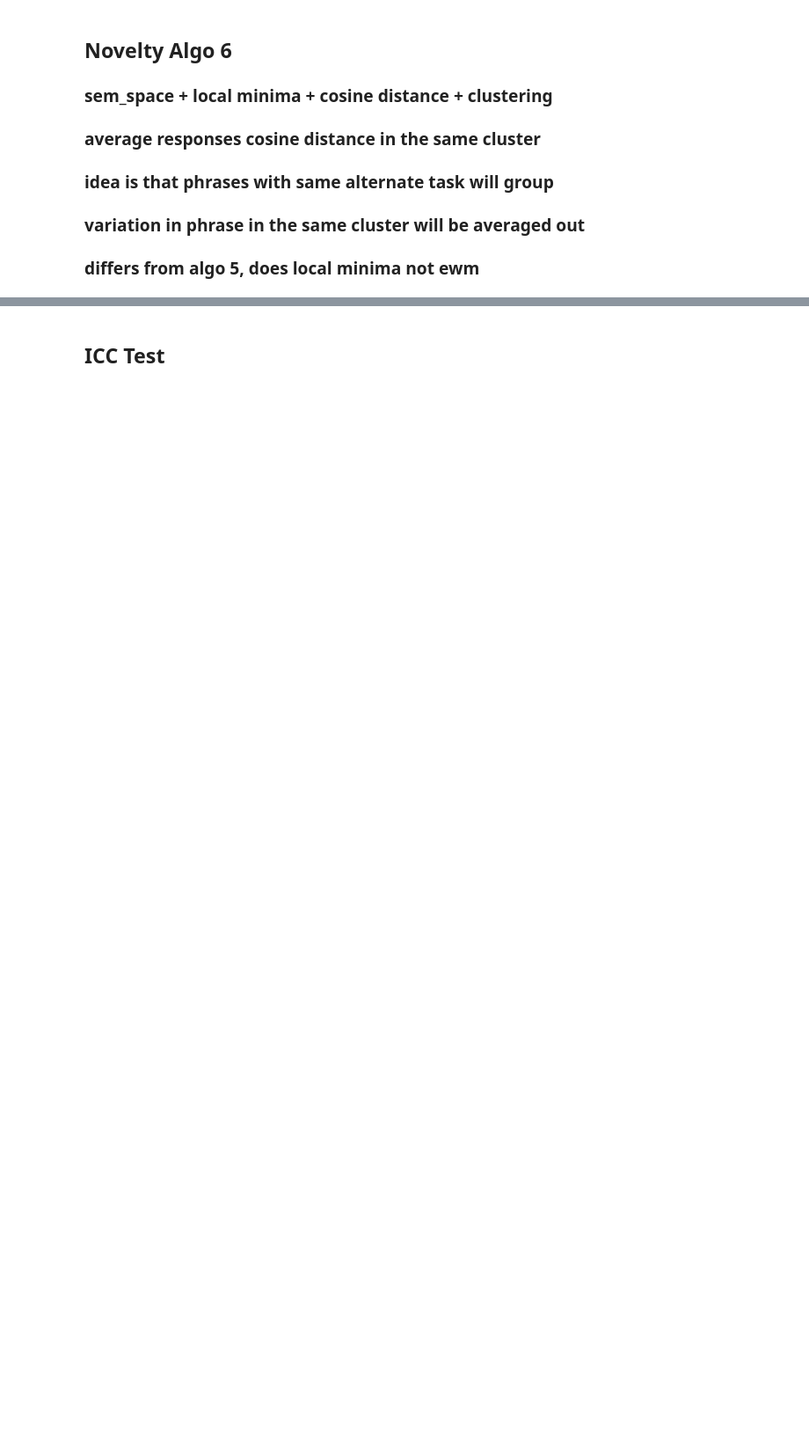
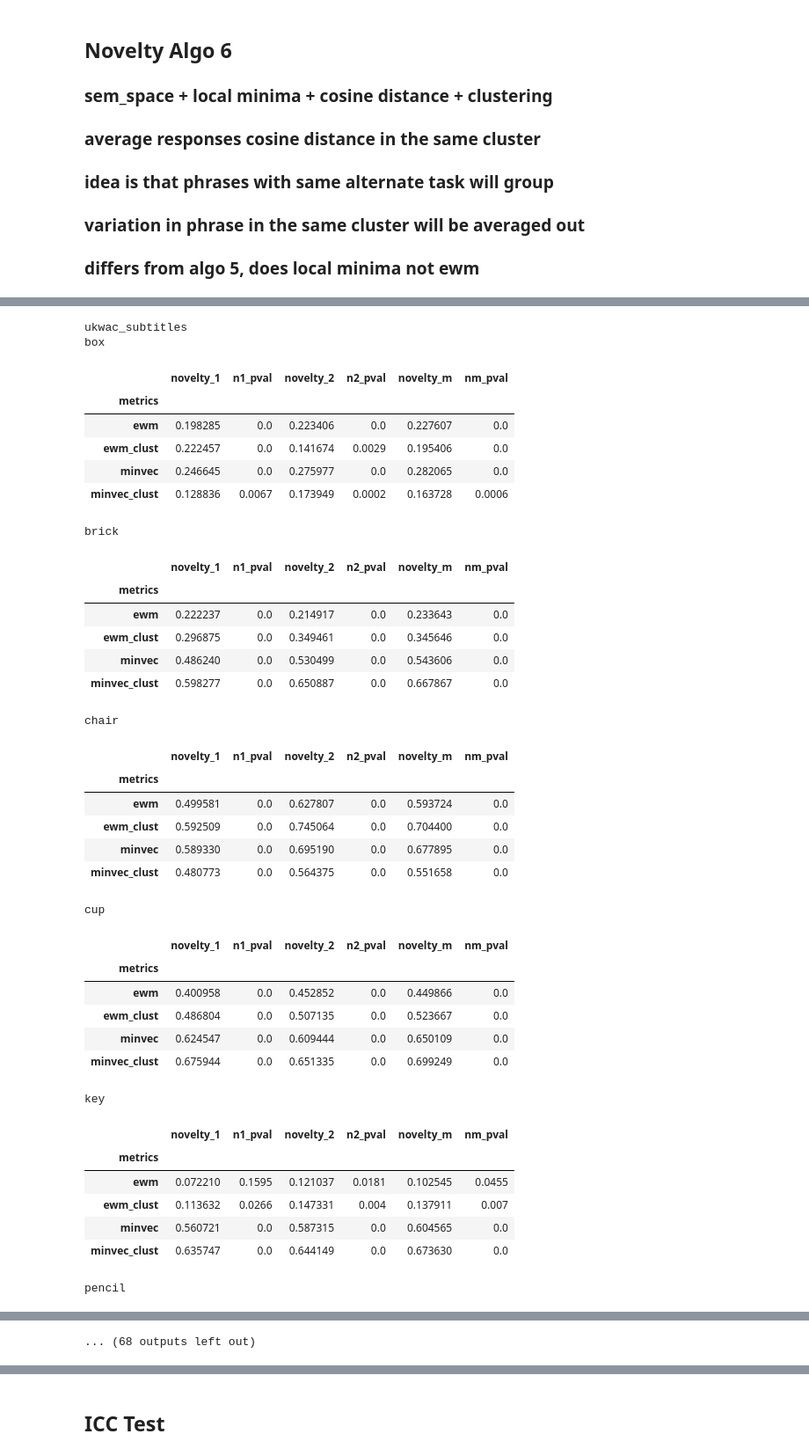
Before and after one commit to DijunQuant/AUT-Scoring, a Jupyter notebook: scripts/novelty_analysis.ipynb, the cells around one changed output, grey strips where cells are left out. Shown at 88% size. Cells and saved outputs as stored; diff of their text form; code cells hidden in the pictures; blank space fills up the shorter version.

```diff
--- a/scripts/novelty_analysis.ipynb
+++ b/scripts/novelty_analysis.ipynb
@@ -698,0 +635,59 @@ def write_corrs():
+# %%
+# print the correlations with SemDis
+def print_human_corrs():
+    for y in range(len(sem_space_list)):
+        print(sem_space_list_str[y])
+        for i in range(len(prompts_list)):
+            print(prompts_list[i])
+            results_df = results_dict[prompts_list[i] + underscore + sem_space_list_str[y] + underscore + "results"]
+            scores_df = results_df.iloc[:, [18,19,20,14,15,16,17]]
+            pval_df = calculate_pvalues(scores_df)
+            scores_df = scores_df.corr()
+            corrs_df = pd.DataFrame(scores_df.iloc[3:, 0:3])
+            pval_df = pd.DataFrame(pval_df.iloc[3:, 0:3])
+            pval_df.columns = ['n1_pval', 'n2_pval', 'nm_pval']
+            corr_pval_df = pd.concat([corrs_df, pval_df], axis=1)
+            corr_pval_df = corr_pval_df[['novelty_1','n1_pval', 'novelty_2', 'n2_pval', 'novelty_m', 'nm_pval']]
+            corr_pval_df.index = ['ewm','ewm_clust','minvec','minvec_clust']
+            corr_pval_df.index.rename('metrics', inplace=True)
+            display(corr_pval_df)
+# %%
+print_human_corrs()
+# %% [output]
+ukwac_subtitles
+box
+|  | novelty_1 | n1_pval | novelty_2 | n2_pval | novelty_m | nm_pval |
+| metrics |  |  |  |  |  |  |
+| ewm | 0.198285 | 0.0 | 0.223406 | 0.0 | 0.227607 | 0.0 |
+| ewm_clust | 0.222457 | 0.0 | 0.141674 | 0.0029 | 0.195406 | 0.0 |
+| minvec | 0.246645 | 0.0 | 0.275977 | 0.0 | 0.282065 | 0.0 |
+| minvec_clust | 0.128836 | 0.0067 | 0.173949 | 0.0002 | 0.163728 | 0.0006 |
+brick
+|  | novelty_1 | n1_pval | novelty_2 | n2_pval | novelty_m | nm_pval |
+| metrics |  |  |  |  |  |  |
+| ewm | 0.222237 | 0.0 | 0.214917 | 0.0 | 0.233643 | 0.0 |
+| ewm_clust | 0.296875 | 0.0 | 0.349461 | 0.0 | 0.345646 | 0.0 |
+| minvec | 0.486240 | 0.0 | 0.530499 | 0.0 | 0.543606 | 0.0 |
+| minvec_clust | 0.598277 | 0.0 | 0.650887 | 0.0 | 0.667867 | 0.0 |
+chair
+|  | novelty_1 | n1_pval | novelty_2 | n2_pval | novelty_m | nm_pval |
+| metrics |  |  |  |  |  |  |
+| ewm | 0.499581 | 0.0 | 0.627807 | 0.0 | 0.593724 | 0.0 |
+| ewm_clust | 0.592509 | 0.0 | 0.745064 | 0.0 | 0.704400 | 0.0 |
+| minvec | 0.589330 | 0.0 | 0.695190 | 0.0 | 0.677895 | 0.0 |
+| minvec_clust | 0.480773 | 0.0 | 0.564375 | 0.0 | 0.551658 | 0.0 |
+cup
+|  | novelty_1 | n1_pval | novelty_2 | n2_pval | novelty_m | nm_pval |
+| metrics |  |  |  |  |  |  |
+| ewm | 0.400958 | 0.0 | 0.452852 | 0.0 | 0.449866 | 0.0 |
+| ewm_clust | 0.486804 | 0.0 | 0.507135 | 0.0 | 0.523667 | 0.0 |
+| minvec | 0.624547 | 0.0 | 0.609444 | 0.0 | 0.650109 | 0.0 |
+| minvec_clust | 0.675944 | 0.0 | 0.651335 | 0.0 | 0.699249 | 0.0 |
+key
+|  | novelty_1 | n1_pval | novelty_2 | n2_pval | novelty_m | nm_pval |
+| metrics |  |  |  |  |  |  |
+| ewm | 0.072210 | 0.1595 | 0.121037 | 0.0181 | 0.102545 | 0.0455 |
+| ewm_clust | 0.113632 | 0.0266 | 0.147331 | 0.004 | 0.137911 | 0.007 |
+| minvec | 0.560721 | 0.0 | 0.587315 | 0.0 | 0.604565 | 0.0 |
+| minvec_clust | 0.635747 | 0.0 | 0.644149 | 0.0 | 0.673630 | 0.0 |
+pencil
@@ -698,0 +700 @@ def write_corrs():
+... (68 outputs left out)
```
Also changed, not shown: parts of 46 cells of this notebook, 50 other files.
